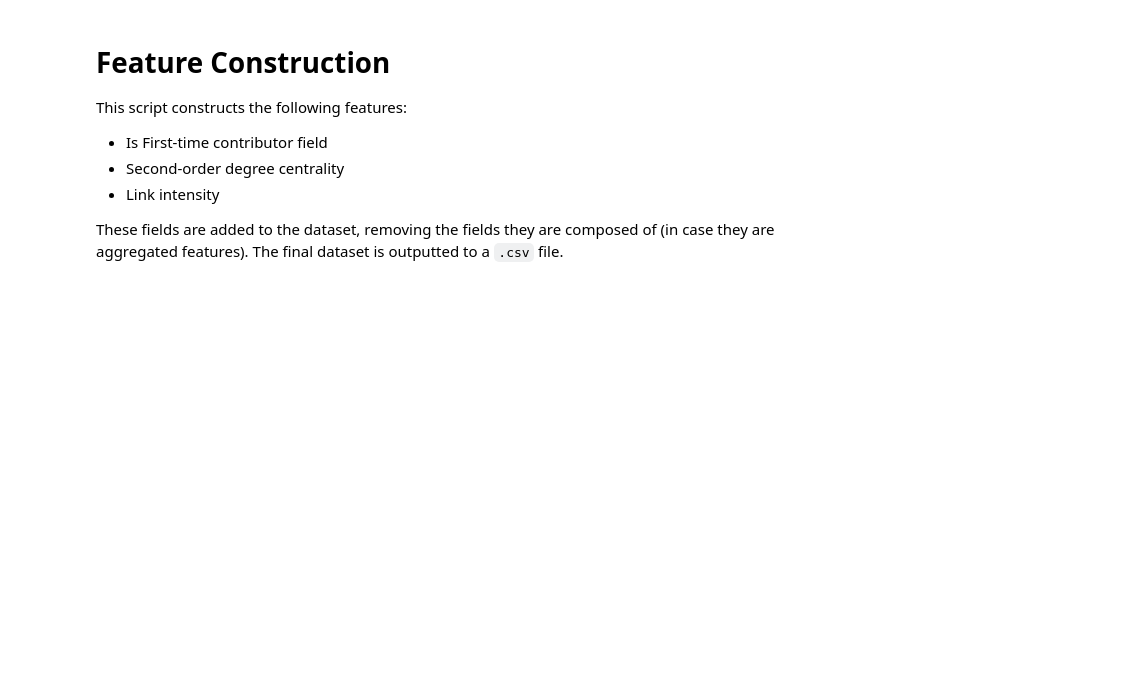
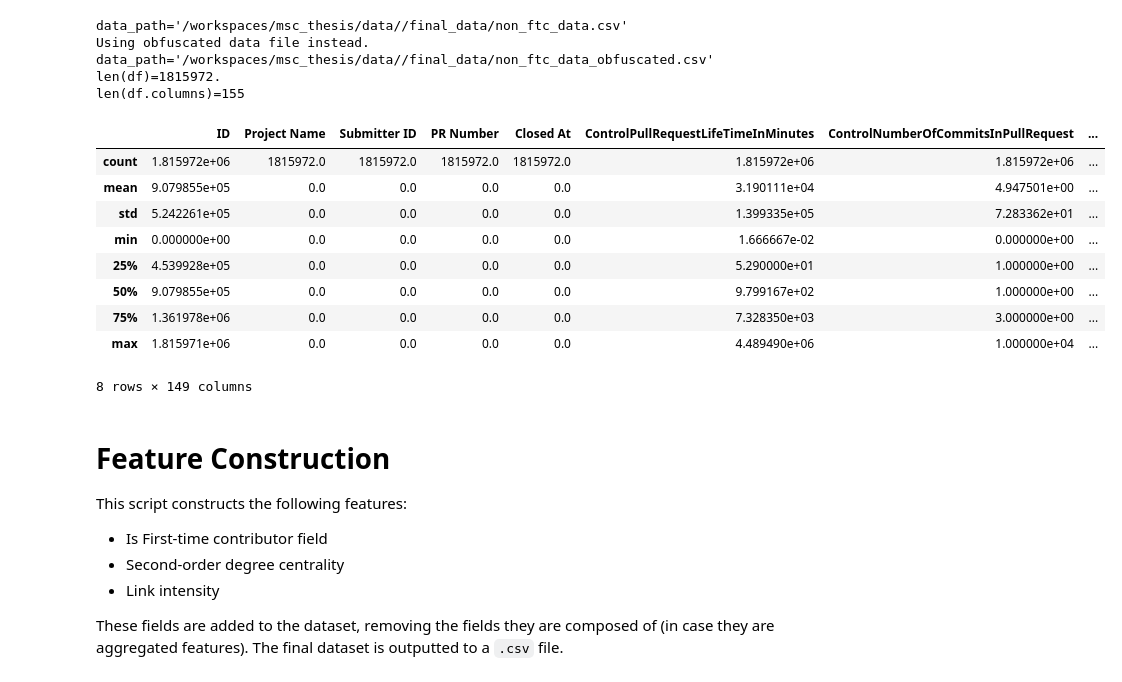
Before and after one commit to wmeijer221/msc_thesis, a Jupyter notebook: python_proj/modelling/notebooks/preprocessing/feature_construction.ipynb, the cells around one changed output. Drawn from its saved outputs; the diff is of its cells as text; code cells hidden in the pictures; blank space fills up the shorter version.

```diff
--- a/python_proj/modelling/notebooks/preprocessing/feature_construction.ipynb
+++ b/python_proj/modelling/notebooks/preprocessing/feature_construction.ipynb
@@ -1,3 +1,48 @@
+# %%
+import os
+import pandas as pd
+import python_proj.utils.exp_utils as exp_utils
+
+
+data_path_format = exp_utils.BASE_PATH + "/final_data/{data_file_name}.csv"
+
+# Details for loading non-obfuscated data.
+input_data_file_name = "non_ftc_data"
+data_path = data_path_format.format(data_file_name=input_data_file_name)
+print(f"{data_path=}")
+
+# Details obfuscated data if necessary.
+obf_input_data_file_name = "non_ftc_data_obfuscated"
+obf_data_path = data_path_format.format(data_file_name=obf_input_data_file_name)
+using_obfuscated_data = os.path.exists(obf_data_path)
+if using_obfuscated_data:
+    print(f"Using obfuscated data file instead.")
+    data_path = obf_data_path
+    print(f"{data_path=}")
+
+# Loads the data
+df: pd.DataFrame = pd.read_csv(filepath_or_buffer=data_path, header=0)
+
+print(f"{len(df)=}.")
+print(f"{len(df.columns)=}\n")
+
+df.describe()
+# %% [output]
+data_path='/workspaces/msc_thesis/data//final_data/non_ftc_data.csv'
+Using obfuscated data file instead.
+data_path='/workspaces/msc_thesis/data//final_data/non_ftc_data_obfuscated.csv'
+len(df)=1815972.
+len(df.columns)=155
+|  | ID | Project Name | Submitter ID | PR Number | Closed At | ControlPullRequestLifeTimeInMinutes | ControlNumberOfCommitsInPullRequest | ... |
+| count | 1.815972e+06 | 1815972.0 | 1815972.0 | 1815972.0 | 1815972.0 | 1.815972e+06 | 1.815972e+06 | ... |
+| mean | 9.079855e+05 | 0.0 | 0.0 | 0.0 | 0.0 | 3.190111e+04 | 4.947501e+00 | ... |
+| std | 5.242261e+05 | 0.0 | 0.0 | 0.0 | 0.0 | 1.399335e+05 | 7.283362e+01 | ... |
+| min | 0.000000e+00 | 0.0 | 0.0 | 0.0 | 0.0 | 1.666667e-02 | 0.000000e+00 | ... |
+| 25% | 4.539928e+05 | 0.0 | 0.0 | 0.0 | 0.0 | 5.290000e+01 | 1.000000e+00 | ... |
+| 50% | 9.079855e+05 | 0.0 | 0.0 | 0.0 | 0.0 | 9.799167e+02 | 1.000000e+00 | ... |
+| 75% | 1.361978e+06 | 0.0 | 0.0 | 0.0 | 0.0 | 7.328350e+03 | 3.000000e+00 | ... |
+| max | 1.815971e+06 | 0.0 | 0.0 | 0.0 | 0.0 | 4.489490e+06 | 1.000000e+04 | ... |
+8 rows × 149 columns
 # %% [markdown]
 # Feature Construction
 
```
Also changed, not shown: parts of 5 cells of this notebook, 3 other files.
